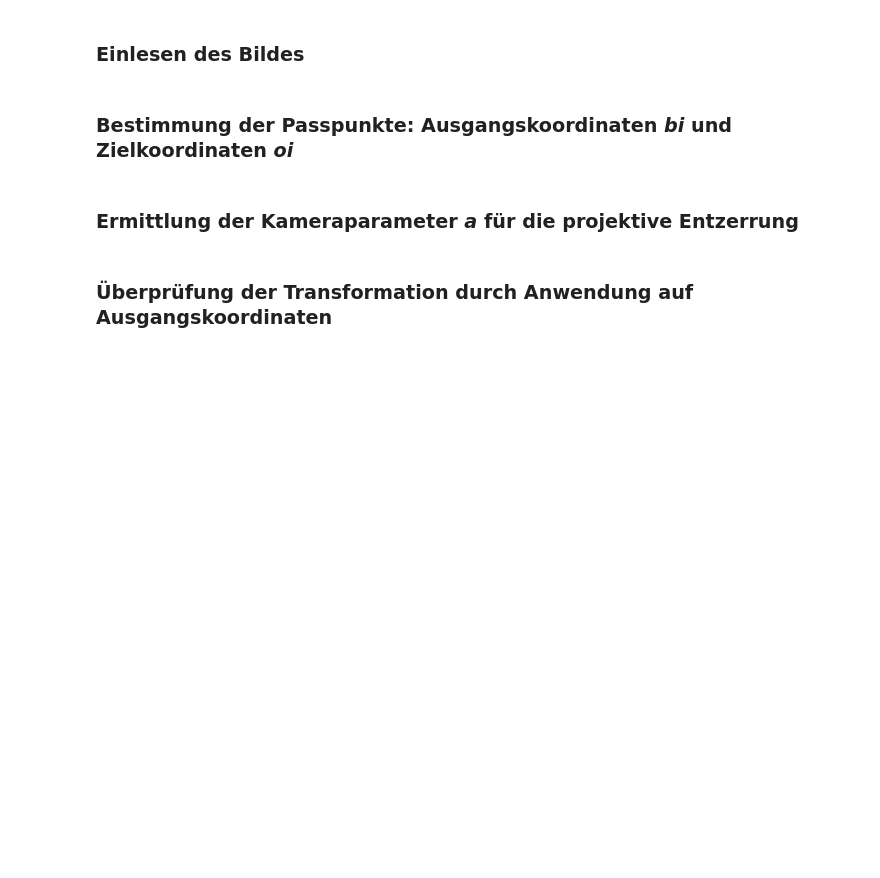
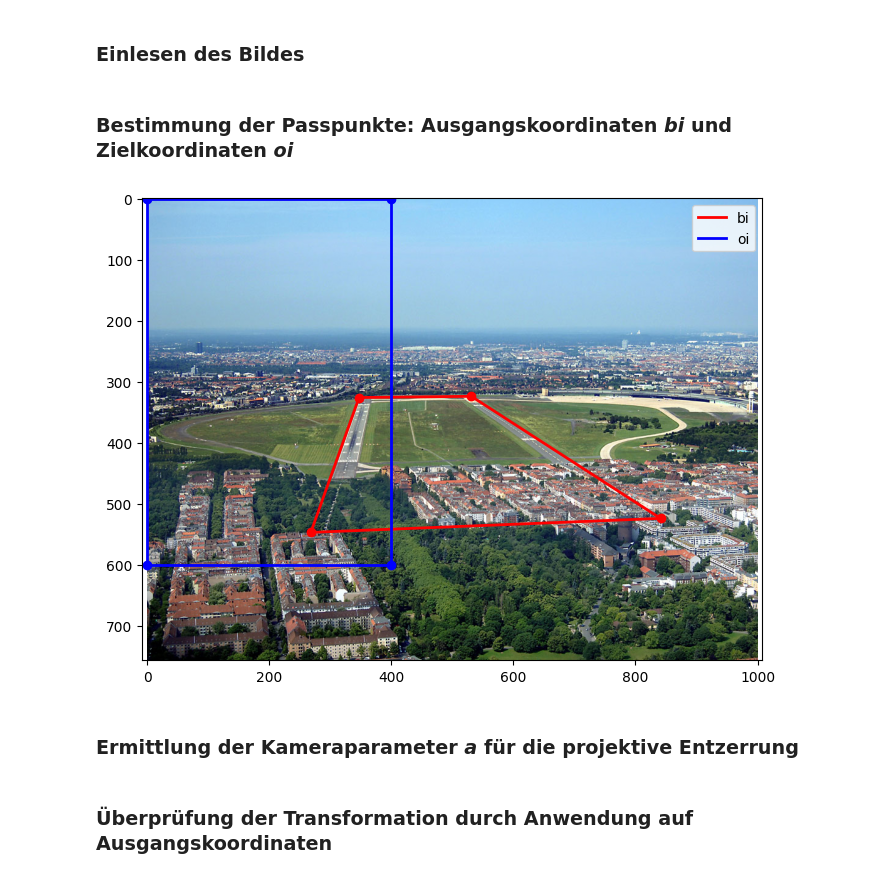
Before and after one commit to lumeav/ComputerVision, a Jupyter notebook: Aufgabe_2/Aufgabe2.ipynb, the cells around one changed output. Cells and saved outputs as stored; diff of their text form; code cells hidden in the pictures; blank space fills up the shorter version.

Commit message:
added plot of passpoints

```diff
--- a/Aufgabe_2/Aufgabe2.ipynb
+++ b/Aufgabe_2/Aufgabe2.ipynb
@@ -17,19 +15,42 @@ image = image / 255
 # %%
 # Ausgangskoordinaten
 bi = np.array([
     [347, 326],
     [531, 324],
     [268, 547],
     [841, 524]
 ])
 
 # Zielkoordinaten
 oi = np.array([
     [0, 0],
     [400, 0], # [400, 200] # ==> non-rectangular, test
     [0, 600],
     [400, 600]
 ])
+
+# Reihenfolge zum Verbinden der Rechteckpunkte
+order = [0, 1, 3, 2, 0]
+
+plt.figure(figsize=(8, 6))
+
+# bi rot plotten
+plt.plot(bi[order, 0], bi[order, 1], 'r-', linewidth=2, label='bi')
+plt.scatter(bi[:, 0], bi[:, 1], color='red')
+
+# oi blau plotten
+plt.plot(oi[order, 0], oi[order, 1], 'b-', linewidth=2, label='oi')
+plt.scatter(oi[:, 0], oi[:, 1], color='blue')
+
+# Achsen
+plt.axis('equal')
+plt.legend()
+
+# Bild anzeigen
+plt.imshow(image)
+plt.show()
+# %% [output]
+[figure, added]
 # %% [markdown]
 ### Ermittlung der Kameraparameter _a_ für die projektive Entzerrung
 # %%
```
Also changed, not shown: parts of 1 cell of this notebook.
